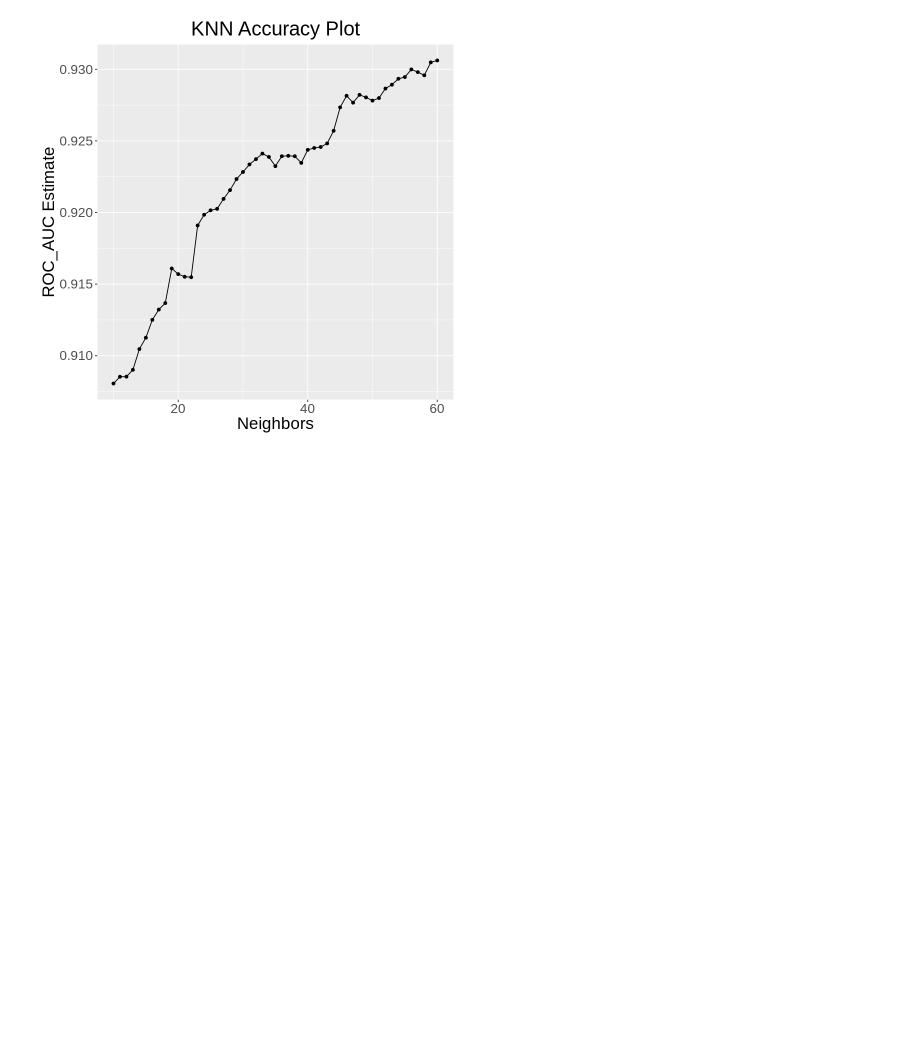
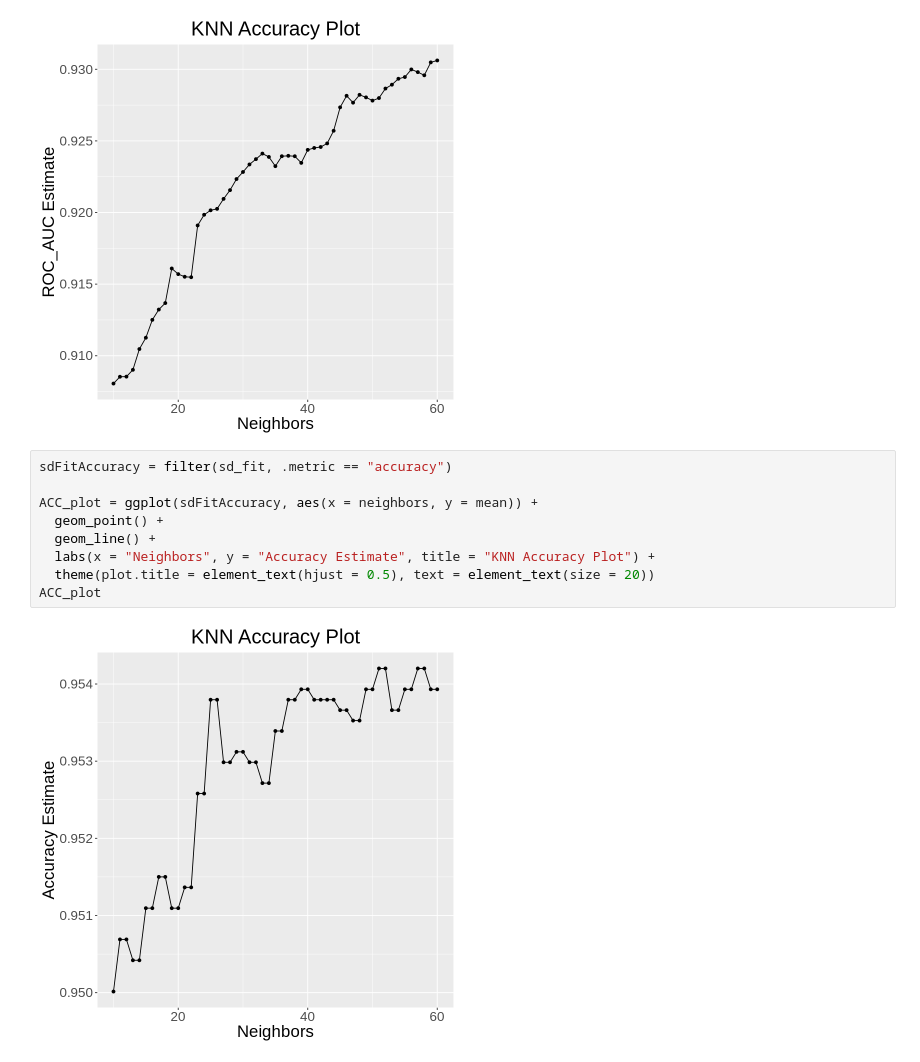
Before and after one commit to NicoRui/DSCI_100_Project, a Jupyter notebook: SD_Model.ipynb, the cells around one changed output. Drawn from its saved outputs; the diff is of its cells as text; blank space fills up the shorter version.

Commit message:
SD Model Added Accuracy Plot
added accuracy plot

```diff
--- a/SD_Model.ipynb
+++ b/SD_Model.ipynb
@@ -149,6 +149,17 @@ ROC_plot = ggplot(sdFitROC, aes(x = neighbors, y = mean)) +
 ROC_plot
 # %% [output]
 [figure]
+# %%
+sdFitAccuracy = filter(sd_fit, .metric == "accuracy")
+
+ACC_plot = ggplot(sdFitAccuracy, aes(x = neighbors, y = mean)) +
+  geom_point() +
+  geom_line() +
+  labs(x = "Neighbors", y = "Accuracy Estimate", title = "KNN Accuracy Plot") +
+  theme(plot.title = element_text(hjust = 0.5), text = element_text(size = 20))
+ACC_plot
+# %% [output]
+[figure, added]
 # %%
 BestK = sdFitROC %>%
     arrange(desc(mean)) %>%
```
Also changed, not shown: parts of 3 cells of this notebook.
